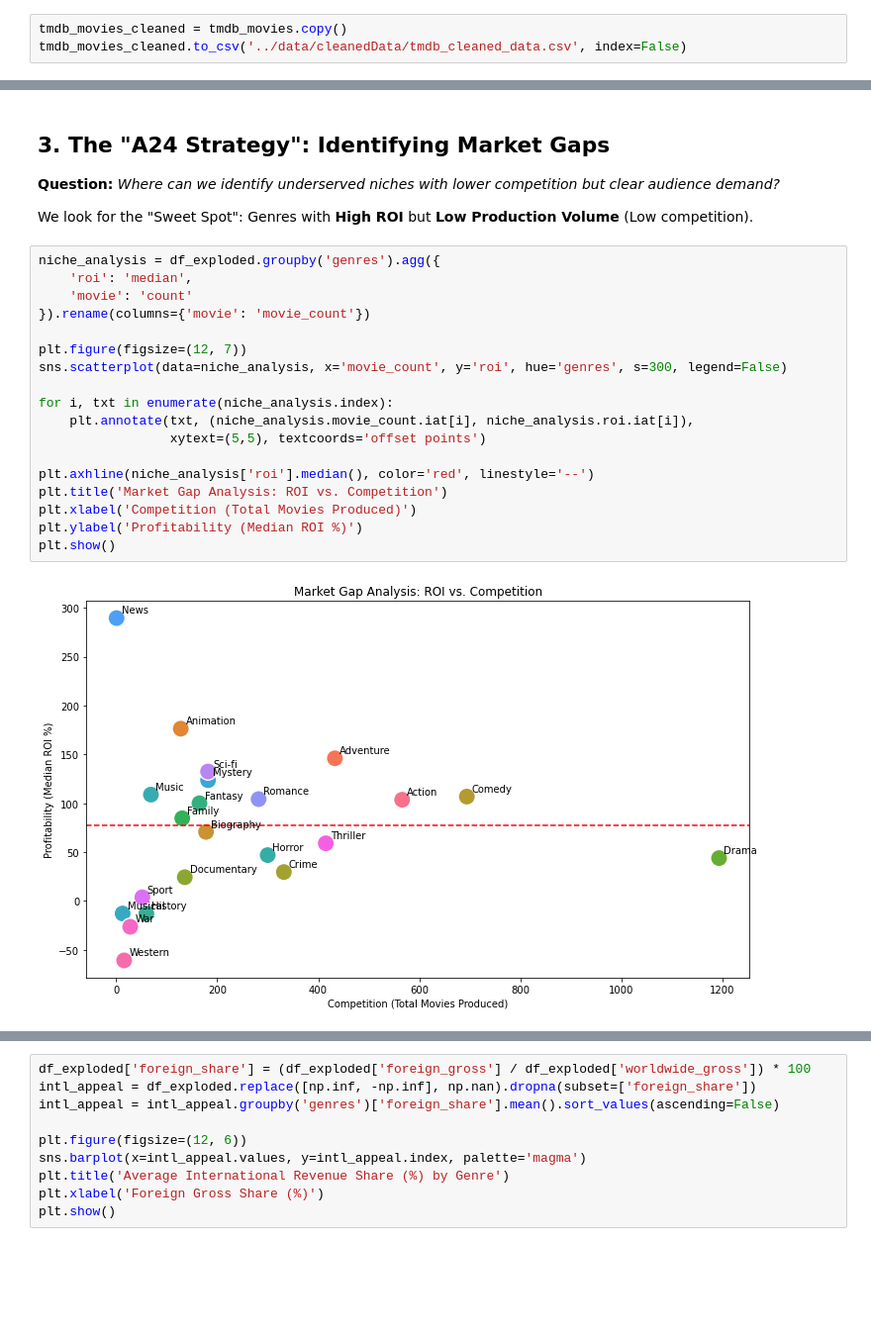
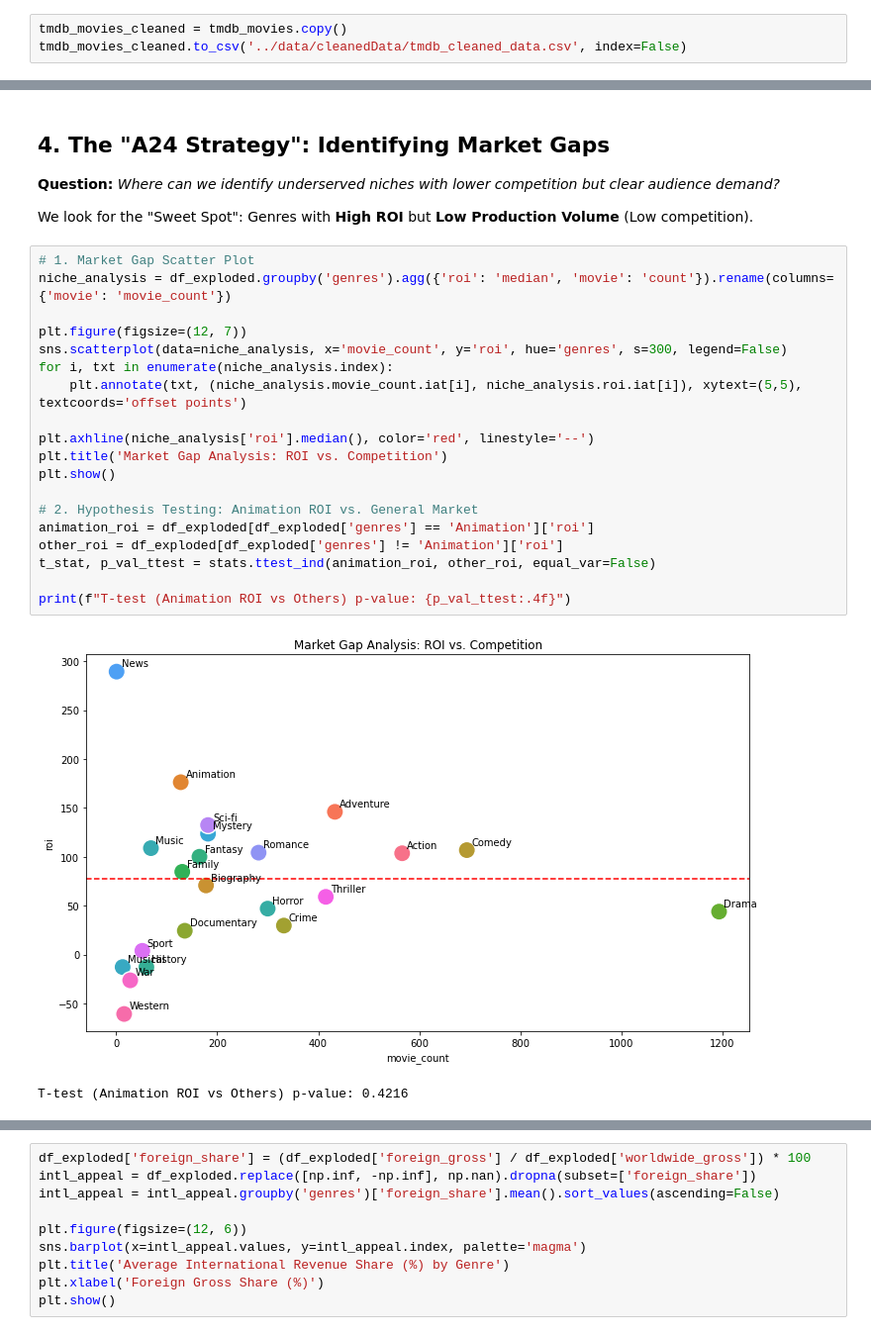
Before and after one commit to Daniellamuli/Phase-2-Movie-Analysis-Project, a Jupyter notebook: notebooks/Daniella.ipynb, the cells around one changed output, grey strips where cells are left out. Shown at 99% size. Cells and saved outputs as stored; diff of their text form; blank space fills up the shorter version.

Commit message:
Updated Genre and Content Analysis

```diff
--- a/notebooks/Daniella.ipynb
+++ b/notebooks/Daniella.ipynb
@@ -118,28 +155,30 @@ For YE Studios to achieve maximum global reach, the primary focus should be on *
 # %% [markdown]
-## **3. The "A24 Strategy": Identifying Market Gaps**
+## **4. The "A24 Strategy": Identifying Market Gaps**
 **Question:** *Where can we identify underserved niches with lower competition but clear audience demand?*
 
 We look for the "Sweet Spot": Genres with **High ROI** but **Low Production Volume** (Low competition).
 # %%
-niche_analysis = df_exploded.groupby('genres').agg({
-    'roi': 'median',
-    'movie': 'count'
-}).rename(columns={'movie': 'movie_count'})
+# 1. Market Gap Scatter Plot
+niche_analysis = df_exploded.groupby('genres').agg({'roi': 'median', 'movie': 'count'}).rename(columns={'movie': 'movie_count'})
 
 plt.figure(figsize=(12, 7))
 sns.scatterplot(data=niche_analysis, x='movie_count', y='roi', hue='genres', s=300, legend=False)
-
 for i, txt in enumerate(niche_analysis.index):
-    plt.annotate(txt, (niche_analysis.movie_count.iat[i], niche_analysis.roi.iat[i]),
-                 xytext=(5,5), textcoords='offset points')
+    plt.annotate(txt, (niche_analysis.movie_count.iat[i], niche_analysis.roi.iat[i]), xytext=(5,5), textcoords='offset points')
 
 plt.axhline(niche_analysis['roi'].median(), color='red', linestyle='--')
 plt.title('Market Gap Analysis: ROI vs. Competition')
-plt.xlabel('Competition (Total Movies Produced)')
-plt.ylabel('Profitability (Median ROI %)')
 plt.show()
+
+# 2. Hypothesis Testing: Animation ROI vs. General Market
+animation_roi = df_exploded[df_exploded['genres'] == 'Animation']['roi']
+other_roi = df_exploded[df_exploded['genres'] != 'Animation']['roi']
+t_stat, p_val_ttest = stats.ttest_ind(animation_roi, other_roi, equal_var=False)
+
+print(f"T-test (Animation ROI vs Others) p-value: {p_val_ttest:.4f}")
 # %% [output]
-[figure, old version]
+[figure, new version]
+T-test (Animation ROI vs Others) p-value: 0.4216
 # %% [markdown]
 ### **3.1 Identifying Strategic Market Gaps (The "A24" Niche)**
 
```
Also changed, not shown: parts of 12 cells of this notebook.
